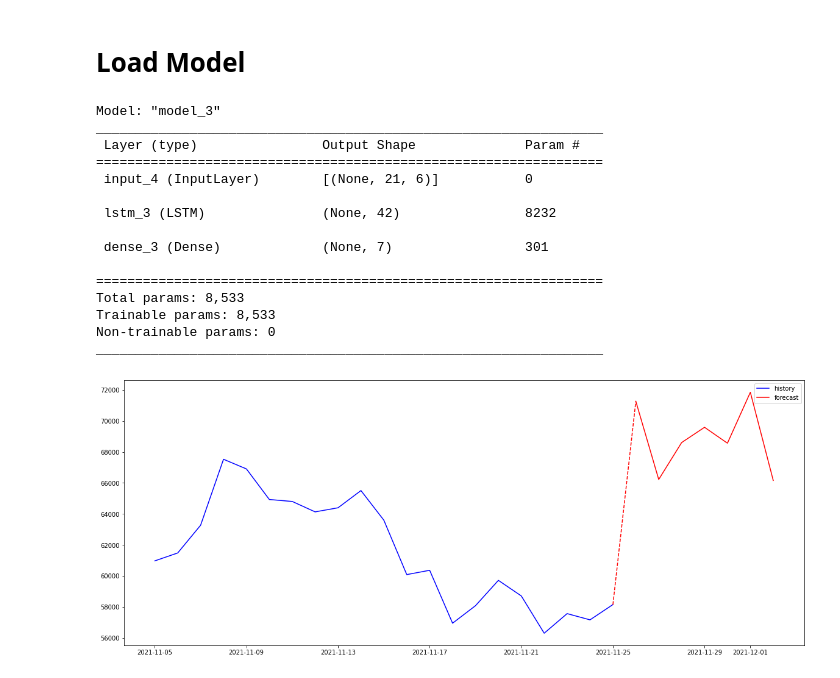
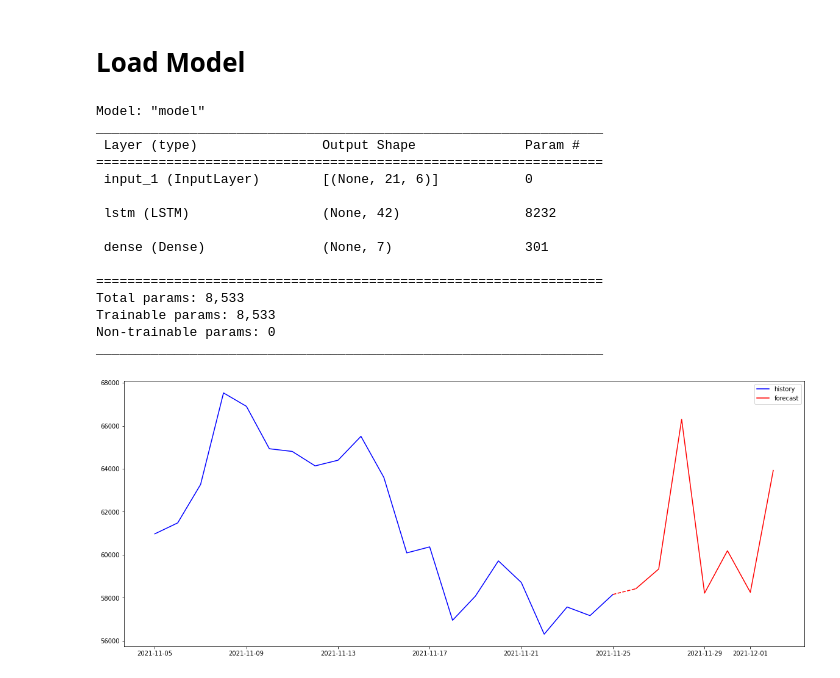
Before and after one commit to FreeLike76/KpiDataScience, a Jupyter notebook: Lab5/ds5_load_forecast.ipynb, the cells around one changed output. Saved outputs shown, nothing was run; the diff lists cells and outputs as text; code cells hidden in the pictures.

Commit message:
fixed lstm fit, todo: data append

```diff
--- a/Lab5/ds5_load_forecast.ipynb
+++ b/Lab5/ds5_load_forecast.ipynb
@@ -59,0 +61,3 @@ features = ["volume_norm", "log_diff", "month_sin", "month_cos", "year_sin", "ye
+# %%
+log_fit_coef = np.load("saved_params/log_fit_coef.npy")
+log_fit_coef
@@ -59,0 +72,6 @@ features = ["volume_norm", "log_diff", "month_sin", "month_cos", "year_sin", "ye
+# %%
+def get_log_fit(start_i, size, coef):
+    F = np.ones((size, 2))
+    F[:, 1] = np.log(np.arange(start_i + 500, start_i + 500 + size))
+    result = np.dot(F, coef)
+    return result.reshape(-1)
@@ -60,19 +117,19 @@ features = ["volume_norm", "log_diff", "month_sin", "month_cos", "year_sin", "ye
 # %% [markdown]
 # Load Model
 # %%
-model = tf.keras.models.load_model("saved_model/v1.h5")
+model = tf.keras.models.load_model("saved_model/v2.h5")
 
 model.summary()
 # %% [output]
-Model: "model_3"
+Model: "model"
 _________________________________________________________________
  Layer (type)                Output Shape              Param #
 =================================================================
- input_4 (InputLayer)        [(None, 21, 6)]           0
+ input_1 (InputLayer)        [(None, 21, 6)]           0
 
- lstm_3 (LSTM)               (None, 42)                8232
+ lstm (LSTM)                 (None, 42)                8232
 
- dense_3 (Dense)             (None, 7)                 301
+ dense (Dense)               (None, 7)                 301
 
 =================================================================
 Total params: 8,533
@@ -80,7 +137,7 @@ Trainable params: 8,533
 Non-trainable params: 0
 _________________________________________________________________
 # %%
-def get_forecast(df, features, model):
+def get_forecast(df, features, model, coef):
     # vals
     x = df[features].iloc[-21:].values.reshape((1, 21, 6))
     y = model.predict(x)[0]
@@ -93,8 +150,8 @@ def get_forecast(df, features, model):
     # convert X
     x = np.exp(df["log_diff"].iloc[-21:].values + df["log_fit"].iloc[-21:].values)
 
-    # convert y
-    y = np.exp(y + df["log_fit"].iloc[-1])
+    # convert y def
+    y = np.exp(y + get_log_fit(df.shape[0], size=7, coef=coef))
 
     #plot
     plt.plot(dates_x, x, label="history", color="blue")
@@ -103,6 +160,6 @@ def get_forecast(df, features, model):
     plt.legend()
     plt.plot()
 # %%
-get_forecast(df, features, model)
+get_forecast(df, features, model, log_fit_coef)
 # %% [output]
-[figure, old version]
+[figure, new version]
```
Also changed, not shown: parts of 8 cells of this notebook, 5 other files.
